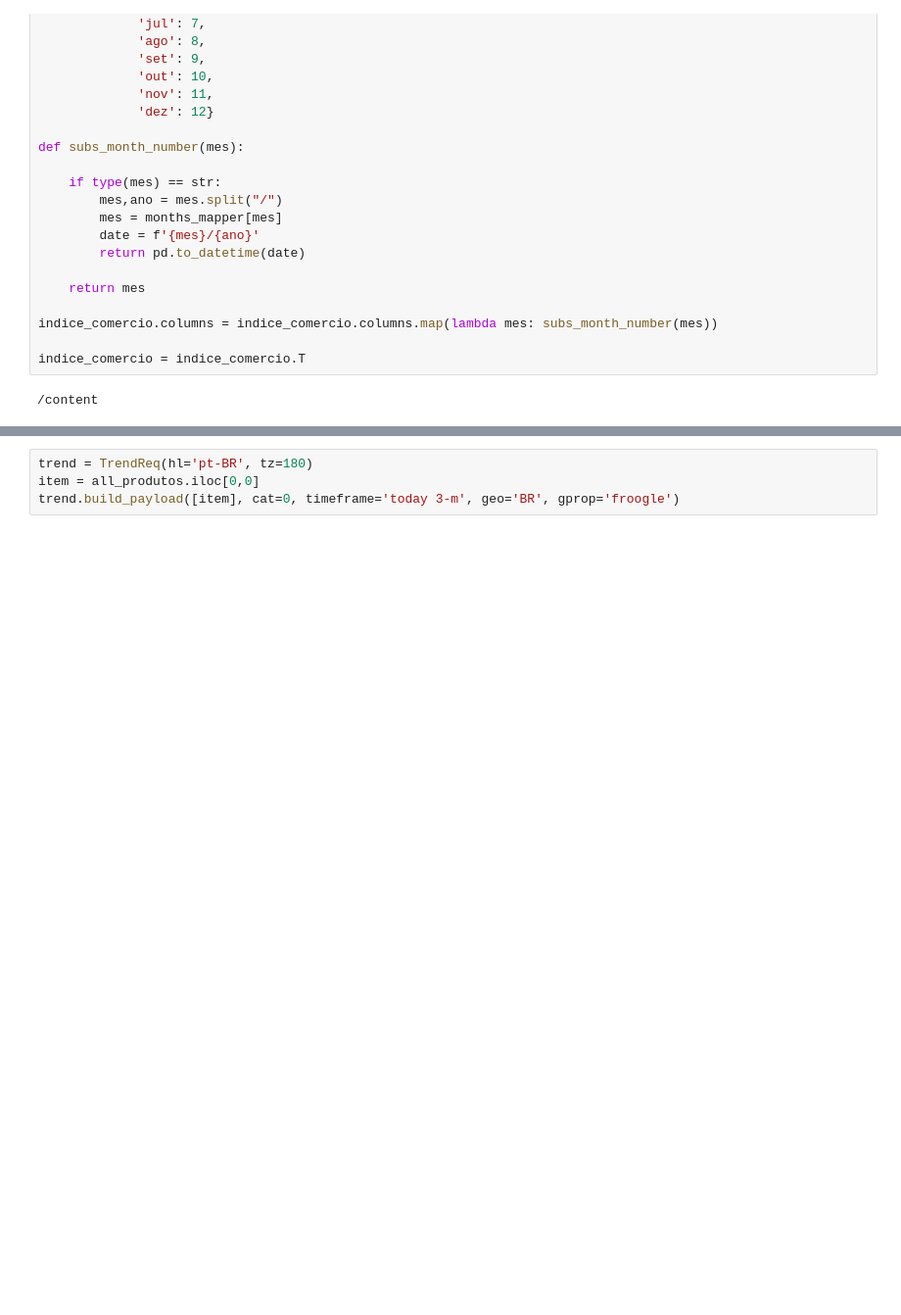
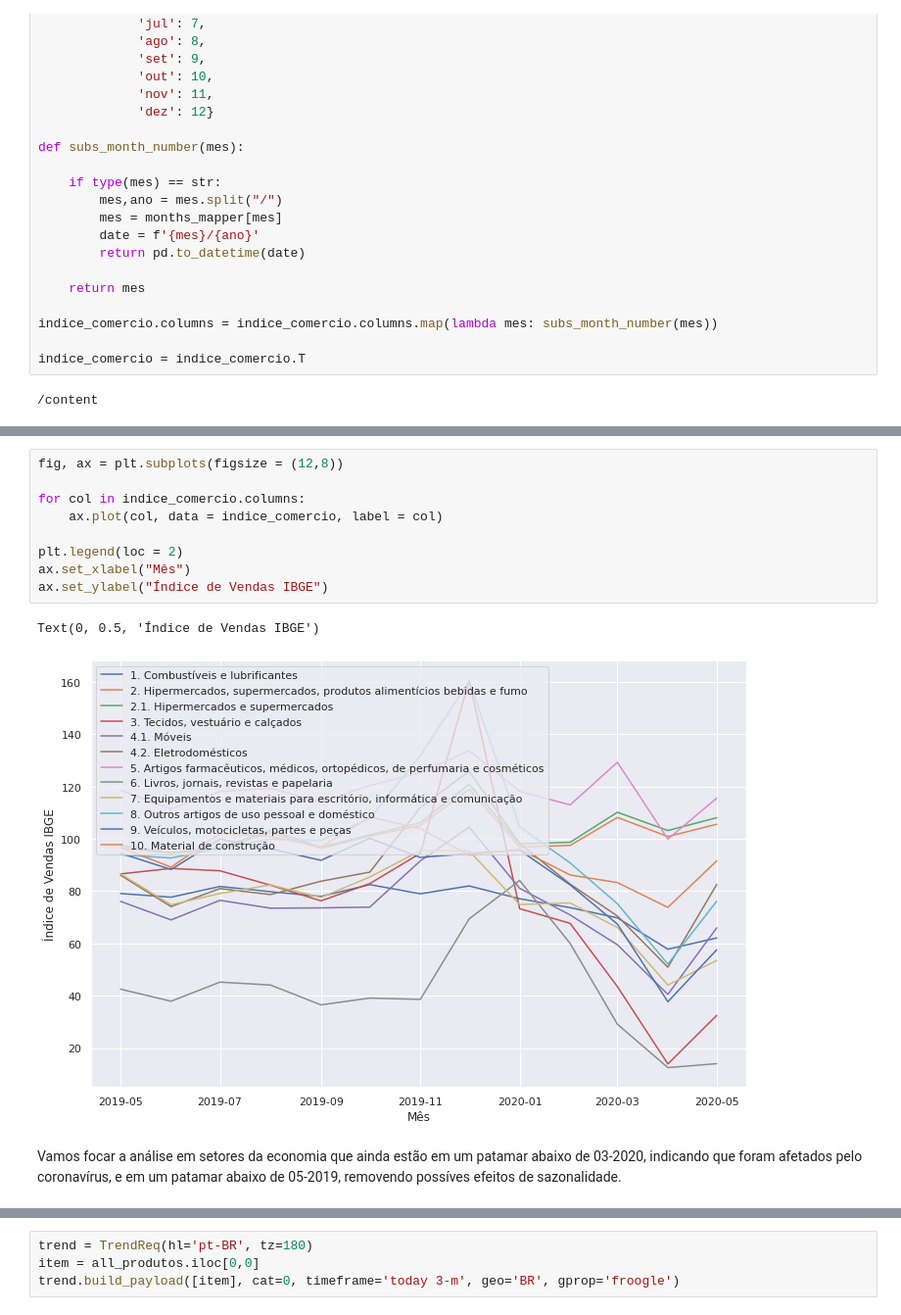
Before and after one commit to GBdeMiranda/DataChallenge_Santander, a Jupyter notebook: DataChallenge.ipynb, the cells around one changed output, grey strips where cells are left out. Shown at 98% size. Saved outputs shown, nothing was run; the diff lists cells and outputs as text; blank space fills up the shorter version.

```diff
--- a/DataChallenge.ipynb
+++ b/DataChallenge.ipynb
@@ -168,0 +188,14 @@ indice_comercio = indice_comercio.T
+# %%
+fig, ax = plt.subplots(figsize = (12,8))
+
+for col in indice_comercio.columns:
+    ax.plot(col, data = indice_comercio, label = col)
+
+plt.legend(loc = 2)
+ax.set_xlabel("Mês")
+ax.set_ylabel("Índice de Vendas IBGE")
+# %% [output]
+Text(0, 0.5, 'Índice de Vendas IBGE')
+[figure, added]
+# %% [markdown]
+Vamos focar a análise em setores da economia que ainda estão em um patamar abaixo de 03-2020, indicando que foram afetados pelo coronavírus, e em um patamar abaixo de 05-2019, removendo possíves efeitos de sazonalidade.
```
Also changed, not shown: parts of 35 cells of this notebook, 1 other file.
